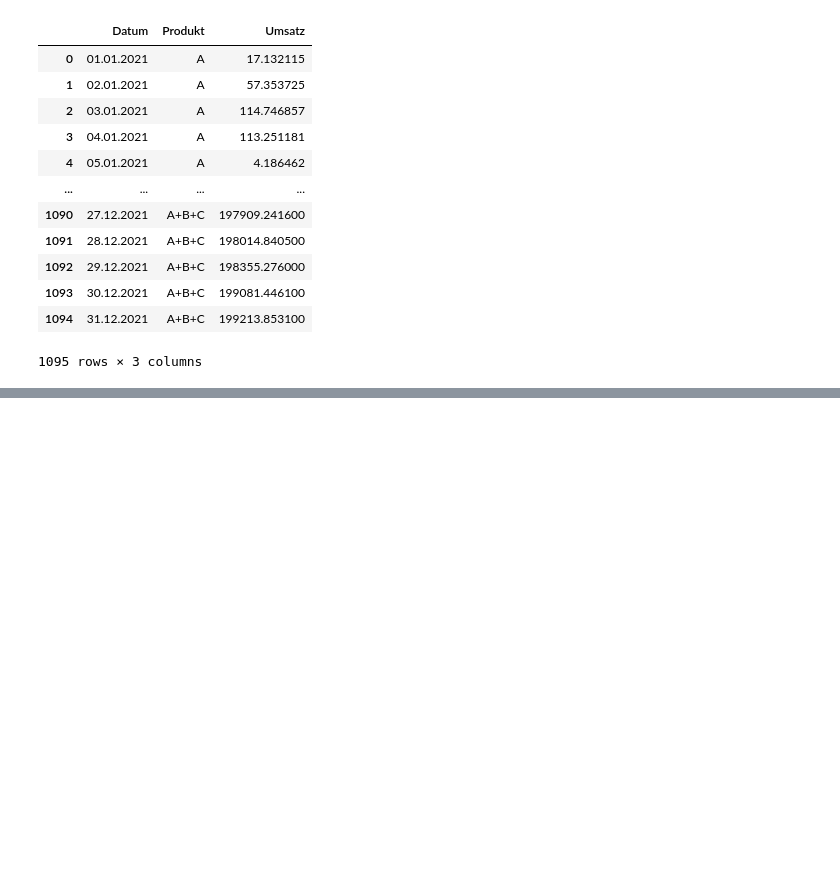
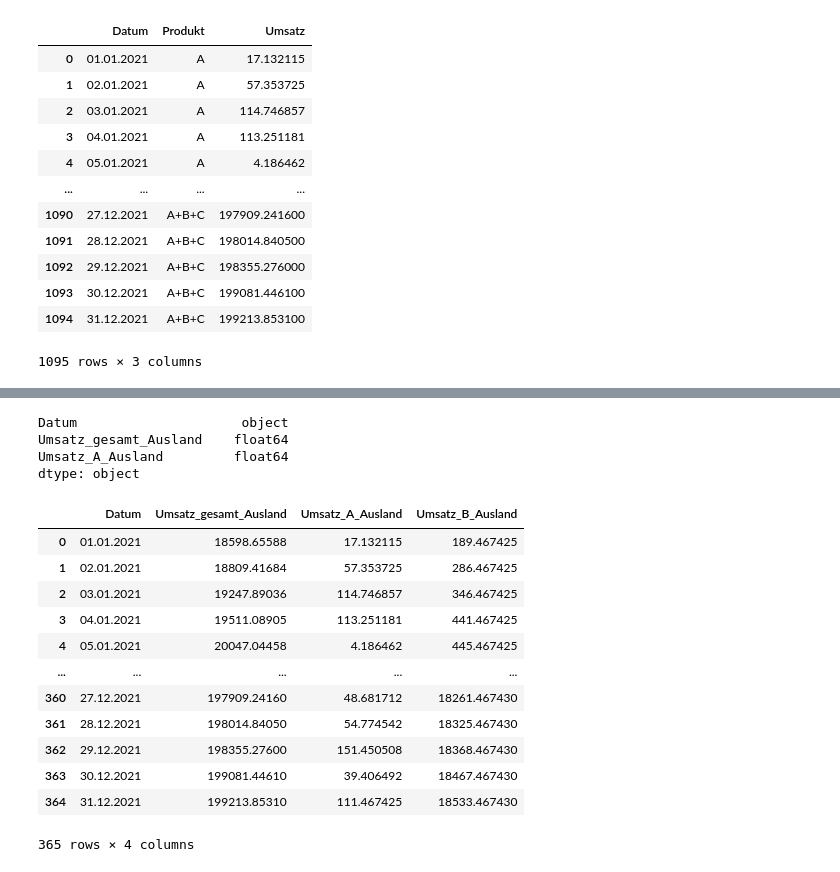
Before and after one commit to Wolfhardt/Praxisprojekt_Modul_2.2_Breakout2, a Jupyter notebook: Daten/Merge_cls.ipynb, the cells around one changed output, grey strips where cells are left out. Cells and saved outputs as stored; diff of their text form; code cells hidden in the pictures; blank space fills up the shorter version.

```diff
--- a/Daten/Merge_cls.ipynb
+++ b/Daten/Merge_cls.ipynb
@@ -53,0 +99,26 @@ df_gesamt["Umsatz_C_Ausland"] = df_gesamt["Umsatz_gesamt_Ausland"].subtract(df_g
+# %%
+df_gesamt.dtypes
+# %% [output]
+Datum                     object
+Umsatz_gesamt_Ausland    float64
+Umsatz_A_Ausland         float64
+dtype: object
+# %%
+
+df_gesamt = df_gesamt.merge(df_B)
+df_gesamt
+#df = df_gesamt.copy()
+# %% [output]
+|  | Datum | Umsatz_gesamt_Ausland | Umsatz_A_Ausland | Umsatz_B_Ausland |
+| 0 | 01.01.2021 | 18598.65588 | 17.132115 | 189.467425 |
+| 1 | 02.01.2021 | 18809.41684 | 57.353725 | 286.467425 |
+| 2 | 03.01.2021 | 19247.89036 | 114.746857 | 346.467425 |
+| 3 | 04.01.2021 | 19511.08905 | 113.251181 | 441.467425 |
+| 4 | 05.01.2021 | 20047.04458 | 4.186462 | 445.467425 |
+| ... | ... | ... | ... | ... |
+| 360 | 27.12.2021 | 197909.24160 | 48.681712 | 18261.467430 |
+| 361 | 28.12.2021 | 198014.84050 | 54.774542 | 18325.467430 |
+| 362 | 29.12.2021 | 198355.27600 | 151.450508 | 18368.467430 |
+| 363 | 30.12.2021 | 199081.44610 | 39.406492 | 18467.467430 |
+| 364 | 31.12.2021 | 199213.85310 | 111.467425 | 18533.467430 |
+365 rows × 4 columns
```
Also changed, not shown: parts of 16 cells of this notebook.
